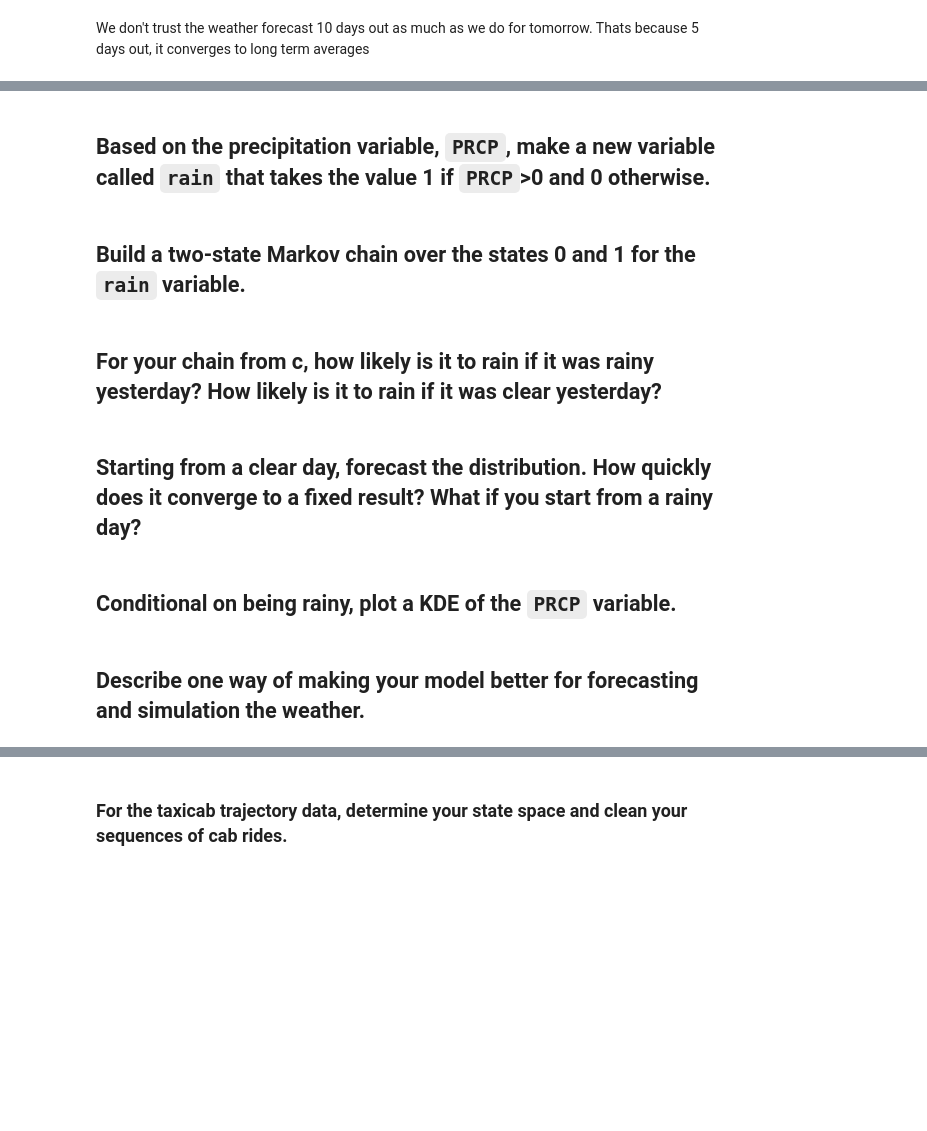
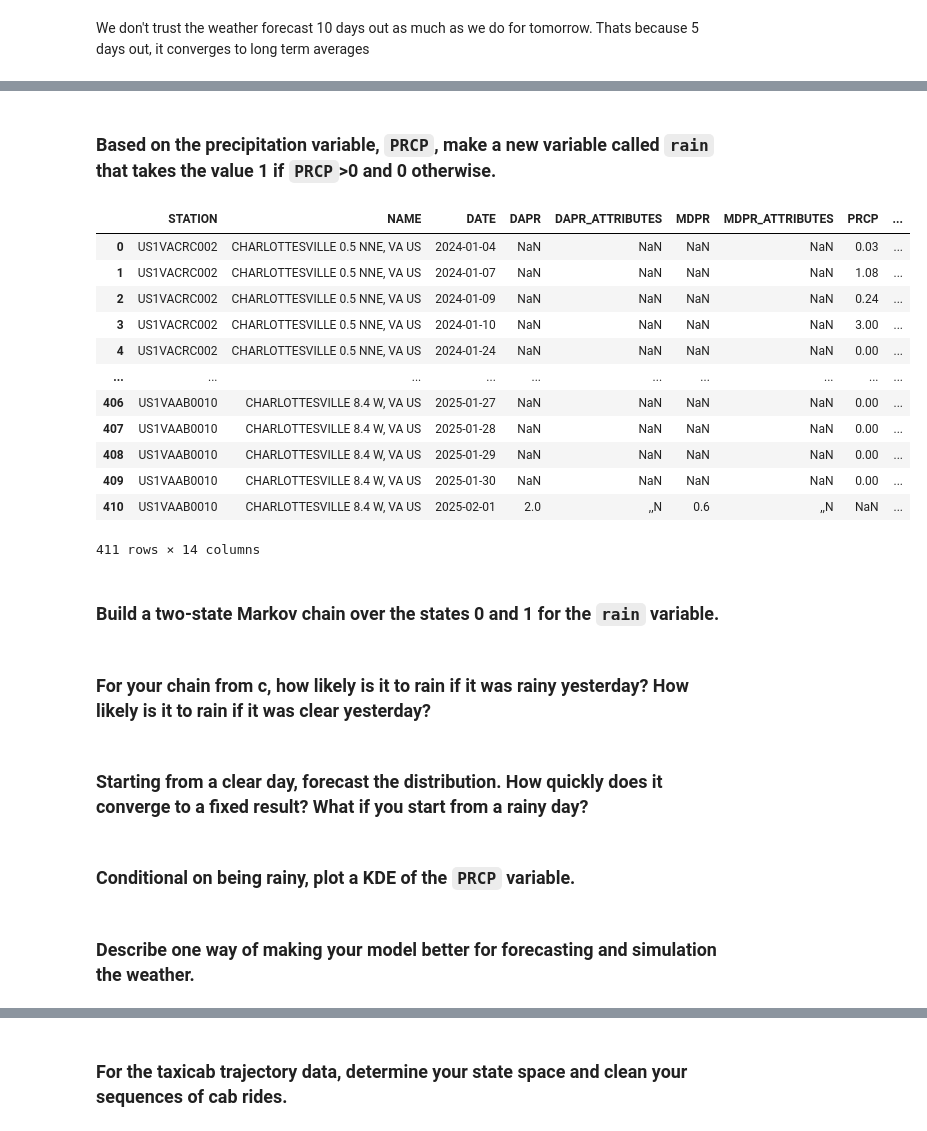
Before and after one commit to ssegaloff/UU_Assignment_5, a Jupyter notebook: assignment_5_copy.ipynb, the cells around one changed output, grey strips where cells are left out. Cells and saved outputs as stored; diff of their text form; code cells hidden in the pictures; blank space fills up the shorter version.

```diff
--- a/assignment_5_copy.ipynb
+++ b/assignment_5_copy.ipynb
@@ -401,13 +504,31 @@ Congratulations, you now are a non-parametric meteorologist!
 # %% [markdown]
-## Based on the precipitation variable, `PRCP`, make a new variable called `rain` that takes the value 1 if `PRCP`>0 and 0 otherwise.
+### Based on the precipitation variable, `PRCP`, make a new variable called `rain` that takes the value 1 if `PRCP`>0 and 0 otherwise.
+# %%
+# create a new variable "rain" that takes the value 1 if PRCP>0 and 0 otherwise
+weather['rain'] = [1 if x > 0 else 0 for x in weather['PRCP']]
+weather
+# %% [output]
+|  | STATION | NAME | DATE | DAPR | DAPR_ATTRIBUTES | MDPR | MDPR_ATTRIBUTES | PRCP | ... |
+| 0 | US1VACRC002 | CHARLOTTESVILLE 0.5 NNE, VA US | 2024-01-04 | NaN | NaN | NaN | NaN | 0.03 | ... |
+| 1 | US1VACRC002 | CHARLOTTESVILLE 0.5 NNE, VA US | 2024-01-07 | NaN | NaN | NaN | NaN | 1.08 | ... |
+| 2 | US1VACRC002 | CHARLOTTESVILLE 0.5 NNE, VA US | 2024-01-09 | NaN | NaN | NaN | NaN | 0.24 | ... |
+| 3 | US1VACRC002 | CHARLOTTESVILLE 0.5 NNE, VA US | 2024-01-10 | NaN | NaN | NaN | NaN | 3.00 | ... |
+| 4 | US1VACRC002 | CHARLOTTESVILLE 0.5 NNE, VA US | 2024-01-24 | NaN | NaN | NaN | NaN | 0.00 | ... |
+| ... | ... | ... | ... | ... | ... | ... | ... | ... | ... |
+| 406 | US1VAAB0010 | CHARLOTTESVILLE 8.4 W, VA US | 2025-01-27 | NaN | NaN | NaN | NaN | 0.00 | ... |
+| 407 | US1VAAB0010 | CHARLOTTESVILLE 8.4 W, VA US | 2025-01-28 | NaN | NaN | NaN | NaN | 0.00 | ... |
+| 408 | US1VAAB0010 | CHARLOTTESVILLE 8.4 W, VA US | 2025-01-29 | NaN | NaN | NaN | NaN | 0.00 | ... |
+| 409 | US1VAAB0010 | CHARLOTTESVILLE 8.4 W, VA US | 2025-01-30 | NaN | NaN | NaN | NaN | 0.00 | ... |
+| 410 | US1VAAB0010 | CHARLOTTESVILLE 8.4 W, VA US | 2025-02-01 | 2.0 | ,,N | 0.6 | ,,N | NaN | ... |
+411 rows × 14 columns
 # %% [markdown]
-## Build a two-state Markov chain over the states 0 and 1 for the `rain` variable.
+### Build a two-state Markov chain over the states 0 and 1 for the `rain` variable.
 # %% [markdown]
-## For your chain from c, how likely is it to rain if it was rainy yesterday? How likely is it to rain if it was clear yesterday?
+### For your chain from c, how likely is it to rain if it was rainy yesterday? How likely is it to rain if it was clear yesterday?
 # %% [markdown]
-## Starting from a clear day, forecast the distribution. How quickly does it converge to a fixed result? What if you start from a rainy day?
+### Starting from a clear day, forecast the distribution. How quickly does it converge to a fixed result? What if you start from a rainy day?
 # %% [markdown]
-## Conditional on being rainy, plot a KDE of the `PRCP` variable.
+### Conditional on being rainy, plot a KDE of the `PRCP` variable.
 # %% [markdown]
-## Describe one way of making your model better for forecasting and simulation the weather.
+### Describe one way of making your model better for forecasting and simulation the weather.
 # %% [markdown]
```
Also changed, not shown: parts of 60 cells of this notebook, 1 other file.
